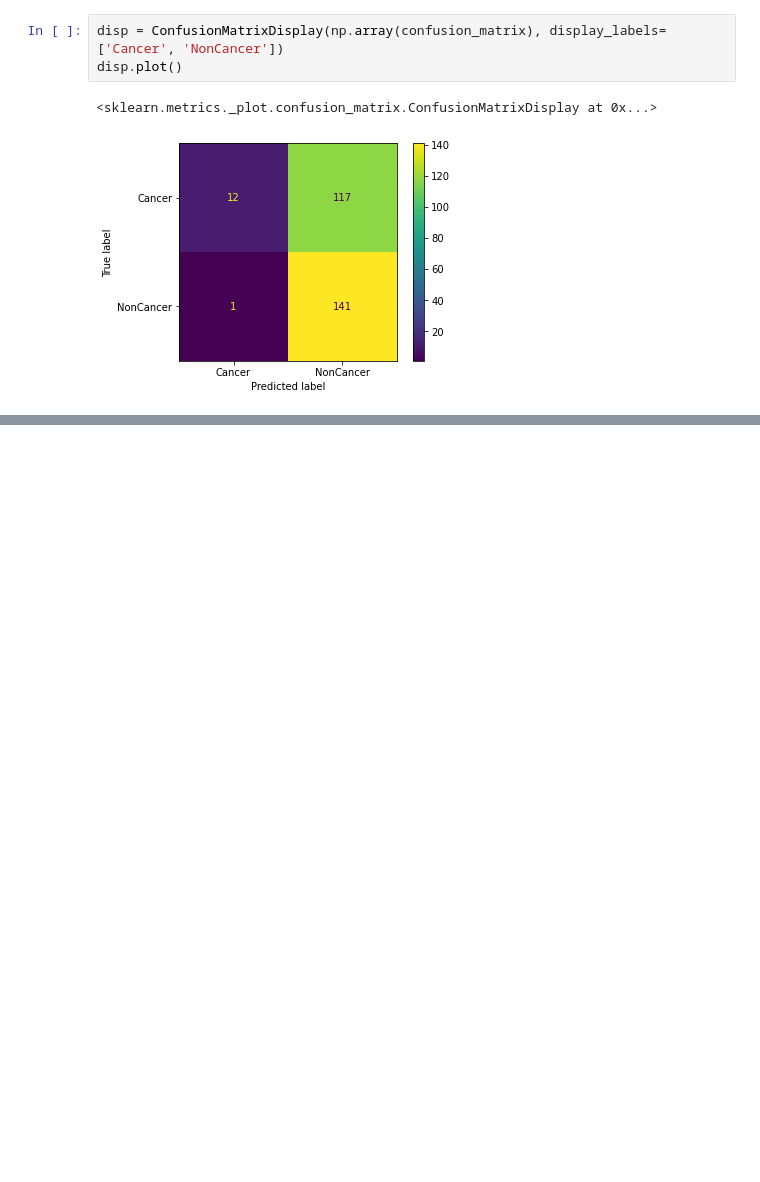
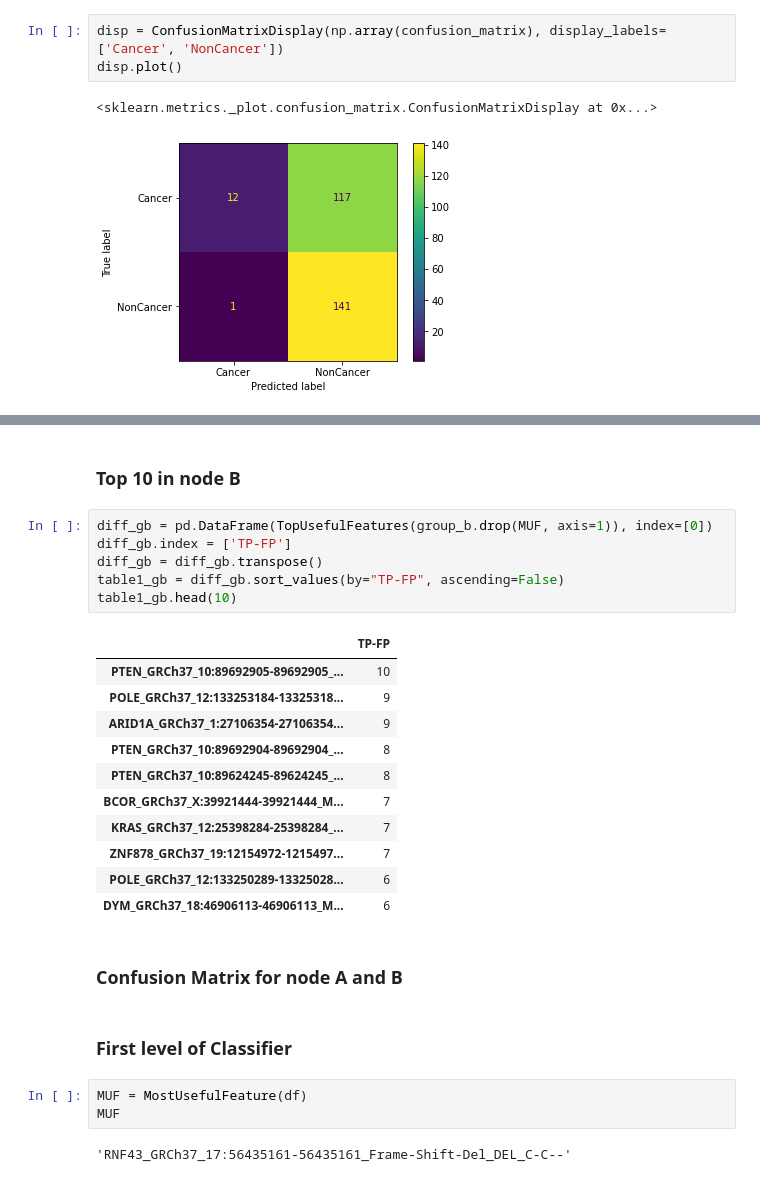
Before and after one commit to ericametta/CancerPredictionMode, a Jupyter notebook: Classification.ipynb, the cells around one changed output, grey strips where cells are left out. Drawn from its saved outputs; the diff is of its cells as text; blank space fills up the shorter version.

Commit message:
build binary classifier

```diff
--- a/Classification.ipynb
+++ b/Classification.ipynb
@@ -227,0 +278,29 @@ disp.plot()
+# %% [markdown]
+### Top 10 in node B
+# %%
+diff_gb = pd.DataFrame(TopUsefulFeatures(group_b.drop(MUF, axis=1)), index=[0])
+diff_gb.index = ['TP-FP']
+diff_gb = diff_gb.transpose()
+table1_gb = diff_gb.sort_values(by="TP-FP", ascending=False)
+table1_gb.head(10)
+# %% [output]
+|  | TP-FP |
+| PTEN_GRCh37_10:89692905-89692905_... | 10 |
+| POLE_GRCh37_12:133253184-13325318... | 9 |
+| ARID1A_GRCh37_1:27106354-27106354... | 9 |
+| PTEN_GRCh37_10:89692904-89692904_... | 8 |
+| PTEN_GRCh37_10:89624245-89624245_... | 8 |
+| BCOR_GRCh37_X:39921444-39921444_M... | 7 |
+| KRAS_GRCh37_12:25398284-25398284_... | 7 |
+| ZNF878_GRCh37_19:12154972-1215497... | 7 |
+| POLE_GRCh37_12:133250289-13325028... | 6 |
+| DYM_GRCh37_18:46906113-46906113_M... | 6 |
+# %% [markdown]
+### Confusion Matrix for node A and B
+# %% [markdown]
+### First level of Classifier
+# %%
+MUF = MostUsefulFeature(df)
+MUF
+# %% [output]
+'RNF43_GRCh37_17:56435161-56435161_Frame-Shift-Del_DEL_C-C--'
```
Also changed, not shown: parts of 23 cells of this notebook.
